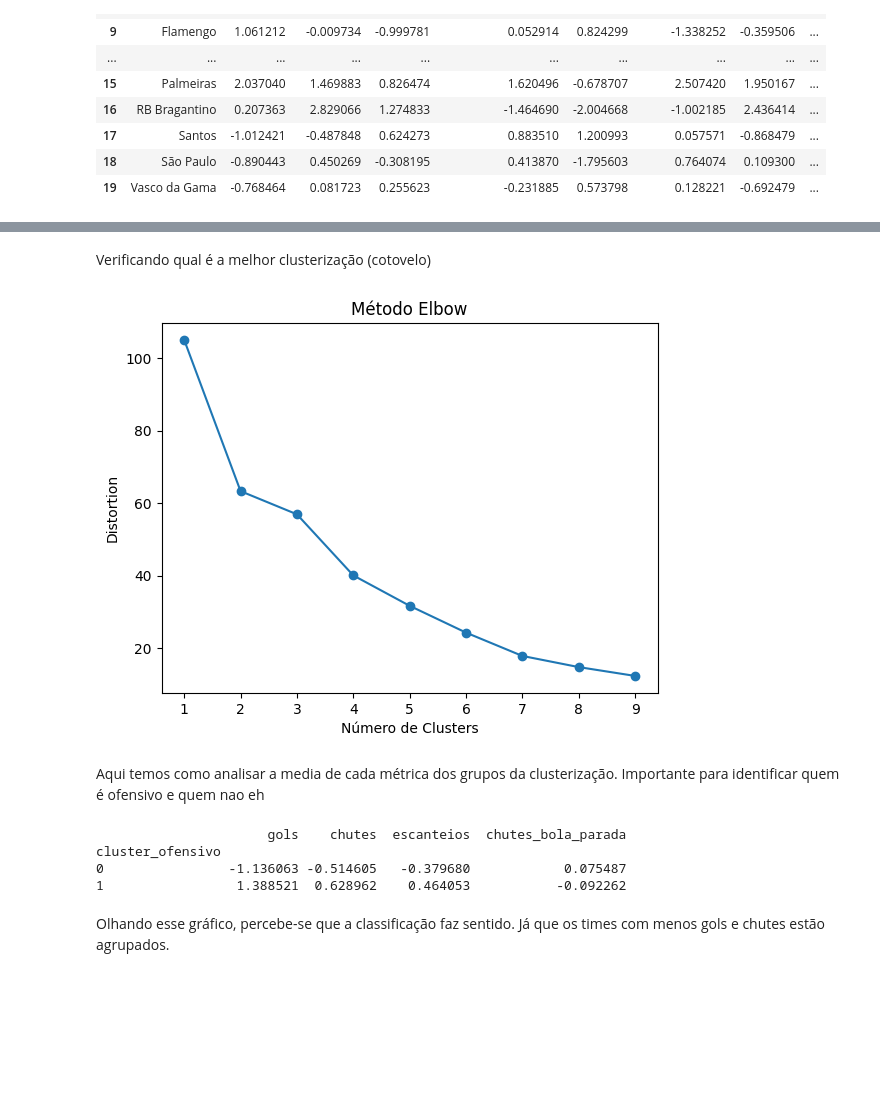
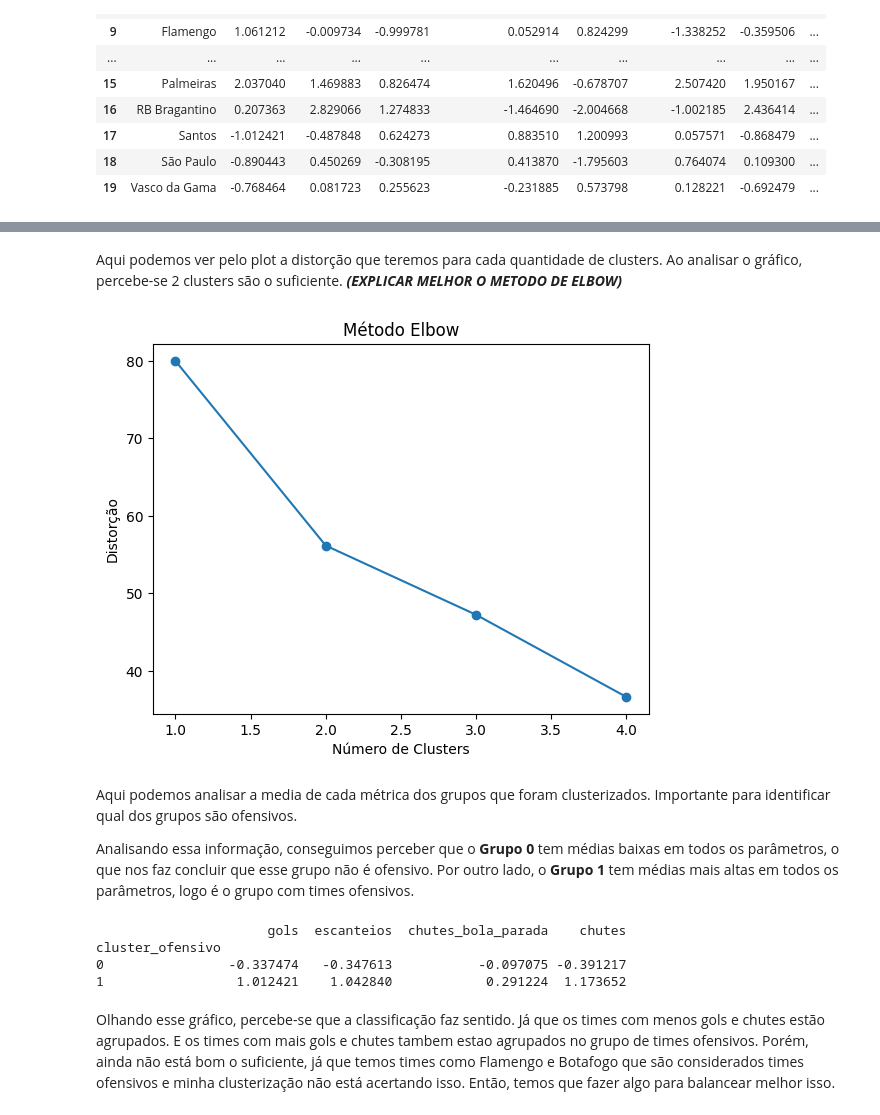
Before and after one commit to gbmartins9/Ranking-Brasileirao-CoCADa, a Jupyter notebook: cocada.ipynb, the cells around one changed output, grey strips where cells are left out. Saved outputs shown, nothing was run; the diff lists cells and outputs as text; code cells hidden in the pictures; blank space fills up the shorter version.

```diff
--- a/cocada.ipynb
+++ b/cocada.ipynb
@@ -872,8 +885,9 @@ display(df_medias)
 # %%
 numeric_columns = df_medias.select_dtypes(include=['number']).columns
 scaler = StandardScaler()
-df_medias[numeric_columns] = scaler.fit_transform(df_medias[numeric_columns])
-display(df_medias)
+df_norm = df_medias
+df_norm[numeric_columns] = scaler.fit_transform(df_norm[numeric_columns])
+display(df_norm)
 # %% [output]
 |  | time | gols | escanteios | faltas | chutes_bola_parada | defesas | impedimentos | chutes | ... |
 | 0 | América-MG | -0.646486 | -1.042026 | 0.180604 | -1.635252 | 0.681156 | -0.540094 | 0.002008 | ... |
@@ -897,40 +913,37 @@ Definindo as colunas que categorizam times com melhores ataques, defesas, etc
 # %%
-ataque = ['gols', 'chutes', 'escanteios', 'chutes_bola_parada']
-df_medias['gols'] = df_medias['gols']*1.5
+ataque = ['gols', 'escanteios', 'chutes_bola_parada', 'chutes']
-# %% [markdown]
-Verificando qual é a melhor clusterização (cotovelo)
+# %% [markdown]
+Aqui podemos ver pelo plot a distorção que teremos para cada quantidade de clusters. Ao analisar o gráfico, percebe-se 2 clusters são o suficiente. ***(EXPLICAR MELHOR O METODO DE ELBOW)***
 # %%
 distortions = []
-for k in range(1, 10):
+for k in range(1, 5):
     kmeans = KMeans(n_clusters=k, random_state=42)
-    kmeans.fit(df_medias[ataque])
+    kmeans.fit(df_norm[ataque])
     distortions.append(kmeans.inertia_)
 
-plt.plot(range(1, 10), distortions, marker='o')
+plt.plot(range(1, 5), distortions, marker='o')
 plt.xlabel('Número de Clusters')
-plt.ylabel('Distortion')
+plt.ylabel('Distorção')
 plt.title('Método Elbow')
 plt.show()
 # %% [output]
-[figure, old version]
+[figure, new version]
-# %% [markdown]
-Aqui temos como analisar a media de cada métrica dos grupos da clusterização. Importante para identificar quem é ofensivo e quem nao eh
+# %% [markdown]
+Aqui podemos analisar a media de cada métrica dos grupos que foram clusterizados. Importante para identificar qual dos grupos são ofensivos.
+
+Analisando essa informação, conseguimos perceber que o **Grupo 0** tem médias baixas em todos os parâmetros, o que nos faz concluir que esse grupo não é ofensivo. Por outro lado, o **Grupo 1** tem médias mais altas em todos os parâmetros, logo é o grupo com times ofensivos.
 # %%
 kmeans = KMeans(n_clusters=2, random_state=42)
-df_selecionado = df_medias[ataque]
-kmeans.fit(df_selecionado)
-
-df_medias['cluster'] = kmeans.labels_
-df_medias['cluster_ofensivo'] = kmeans.fit_predict(df_medias[ataque])
-cluster_profiles = df_medias.groupby('cluster_ofensivo')[ataque].mean()
-print(cluster_profiles)
+df_medias['cluster_ofensivo'] = kmeans.fit_predict(df_norm[ataque])
+cluster_grupos = df_medias.groupby('cluster_ofensivo')[ataque].mean()
+print(cluster_grupos)
 # %% [output]
-                      gols    chutes  escanteios  chutes_bola_parada
+                      gols  escanteios  chutes_bola_parada    chutes
 cluster_ofensivo
-0                -1.136063 -0.514605   -0.379680            0.075487
-1                 1.388521  0.628962    0.464053           -0.092262
+0                -0.337474   -0.347613           -0.097075 -0.391217
+1                 1.012421    1.042840            0.291224  1.173652
-# %% [markdown]
-Olhando esse gráfico, percebe-se que a classificação faz sentido. Já que os times com menos gols e chutes estão agrupados.
+# %% [markdown]
+Olhando esse gráfico, percebe-se que a classificação faz sentido. Já que os times com menos gols e chutes estão agrupados. E os times com mais gols e chutes tambem estao agrupados no grupo de times ofensivos. Porém, ainda não está bom o suficiente, já que temos times como Flamengo e Botafogo que são considerados times ofensivos e minha clusterização não está acertando isso. Então, temos que fazer algo para balancear melhor isso.
 # %%
 plt.figure(figsize=(10, 7))
 sns.scatterplot(data=df_medias, x='gols', y='chutes', hue='cluster_ofensivo', palette='viridis', s=100)
```
Also changed, not shown: parts of 25 cells of this notebook.
